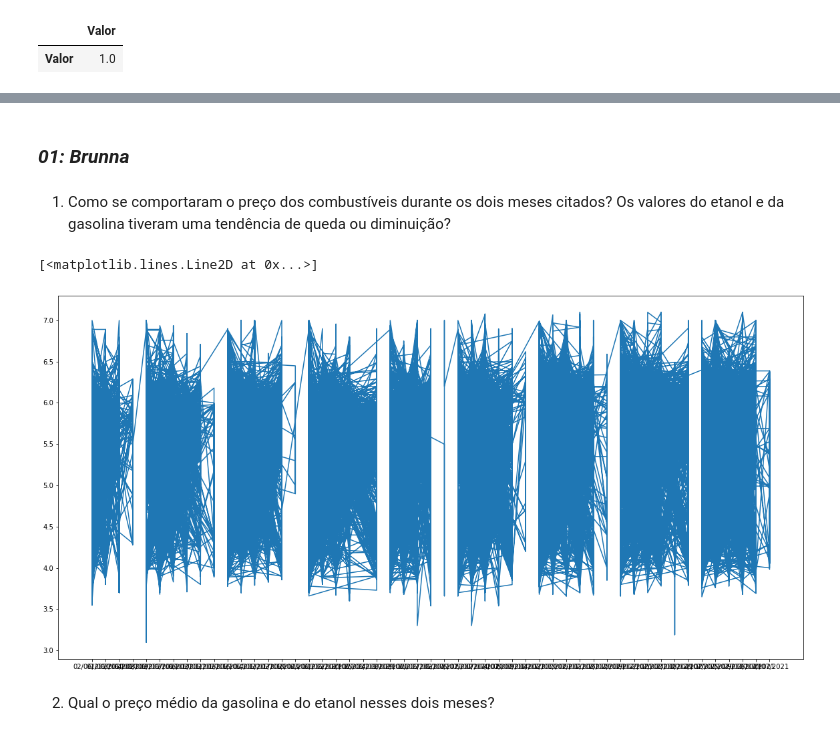
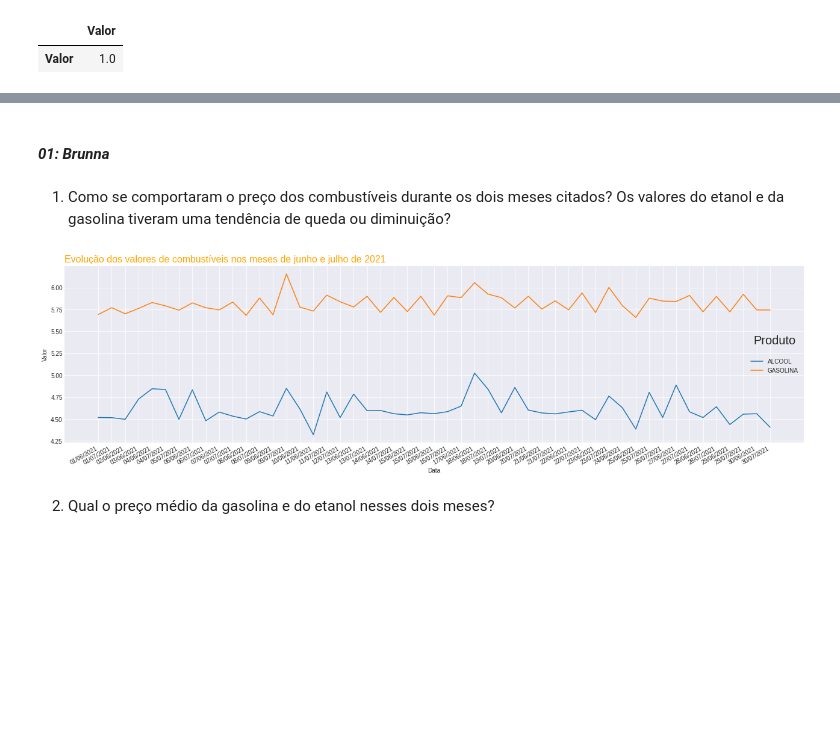
Before and after one commit to brunnabrito/projeto_m4_g4_resilia, a Jupyter notebook: Projeto_M4_Grupo_4.ipynb, the cells around one changed output, grey strips where cells are left out. Drawn from its saved outputs; the diff is of its cells as text; code cells hidden in the pictures; blank space fills up the shorter version.

```diff
--- a/Projeto_M4_Grupo_4.ipynb
+++ b/Projeto_M4_Grupo_4.ipynb
@@ -310,4 +310,4 @@ df.corr()
 # %% [markdown]
-### ***01: Brunna***
+#### ***01: Brunna***
 # %% [markdown]
 1) Como se comportaram o preço dos combustíveis durante os dois meses citados? Os valores do etanol e da gasolina tiveram uma tendência de queda ou diminuição?
@@ -316,11 +314,28 @@ evolucao_precos = df.groupby('Data')['Valor'].mean()
-# %%
-x = df['Data']
-y = df['Valor']
-fig, ax = plt.subplots(figsize = (20, 10))
-ax.plot(x, y)
-# %% [output]
-[<matplotlib.lines.Line2D at 0x...>]
-[figure, removed]
+# %%
+etanol = df.query('Produto == "ETANOL"')
+gasolina = df.query('Produto == "GASOLINA"')
+
+evolucao_precos_etanol = etanol.groupby('Data')['Valor'].mean()
+evolucao_precos_gasolina = gasolina.groupby('Data')['Valor'].mean()
+# %%
+fig, ax = plt.subplots(figsize=(22, 6))
+
+# rotacionar das datas
+fig.autofmt_xdate()
+
+# Adiconando títulos
+plt.title("Evolução dos valores de combustíveis nos meses de junho e julho de 2021", loc='left', fontsize=16, fontweight=0, color='orange')
+plt.xlabel("Data")
+plt.ylabel("Valor")
+
+plt.plot(evolucao_precos_etanol)
+plt.plot(evolucao_precos_gasolina)
+
+#Adicionando legenda
+legend = plt.legend(['ALCOOL','GASOLINA'], title = "Produto", title_fontsize = 20)
+legend._legend_box.sep = 20
+# %% [output]
+[figure, added]
 # %% [markdown]
 2) Qual o preço médio da gasolina e do etanol nesses dois meses?
 # %%
```
Also changed, not shown: parts of 7 cells of this notebook.
